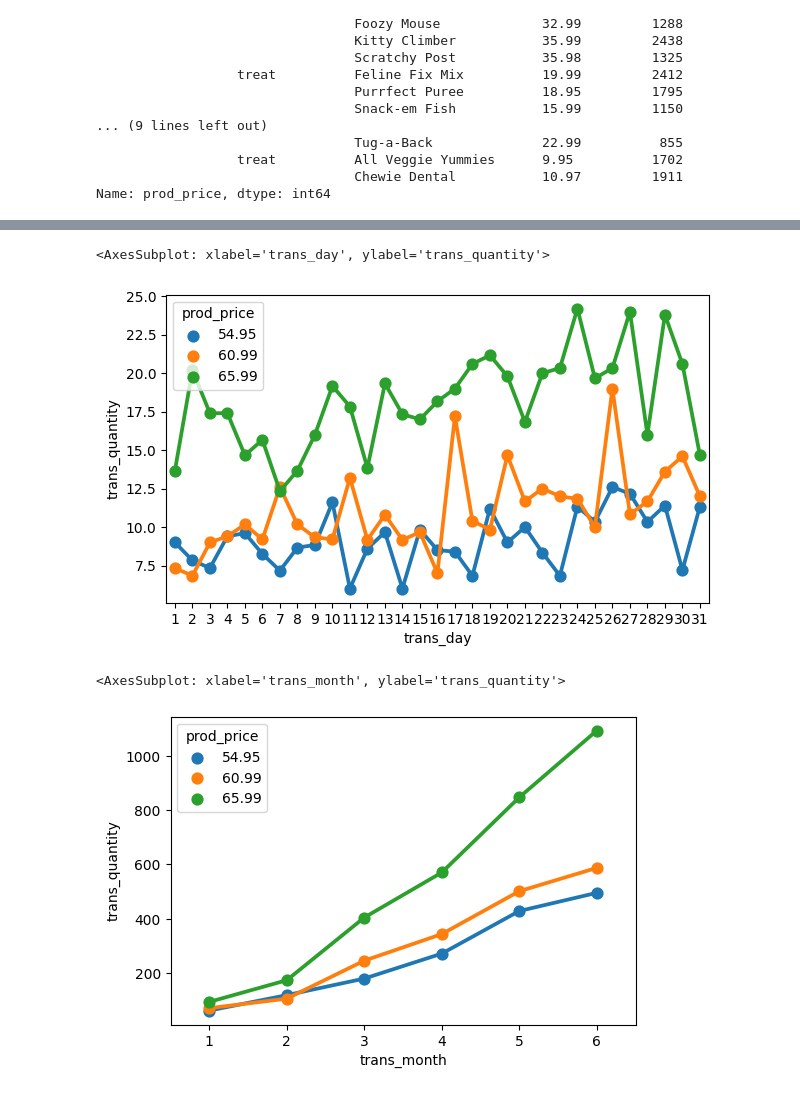
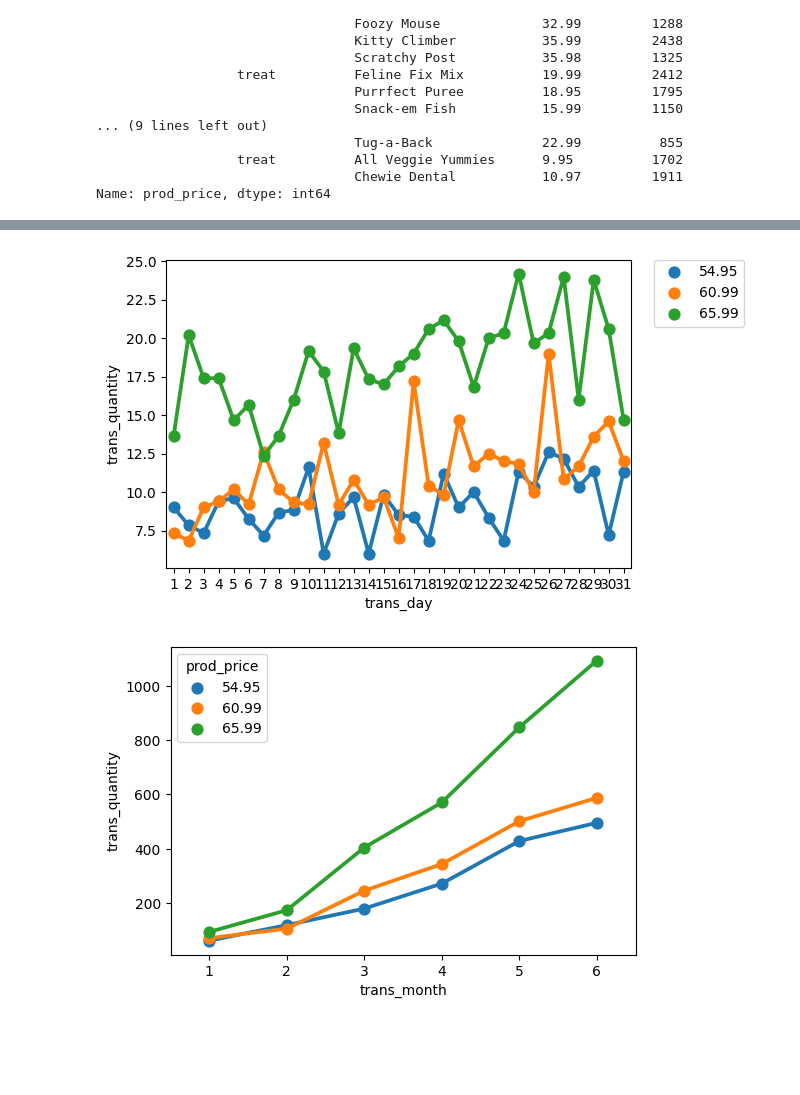
Before and after one commit to southnorthist/kaggle_analysis, a Jupyter notebook: Projects/marketing-analytics/online-retail-sales-trend-analysis/analysis.ipynb, the cells around one changed output, grey strips where cells are left out. Drawn from its saved outputs; the diff is of its cells as text; code cells hidden in the pictures; blank space fills up the shorter version.

```diff
--- a/Projects/marketing-analytics/online-retail-sales-trend-analysis/analysis.ipynb
+++ b/Projects/marketing-analytics/online-retail-sales-trend-analysis/analysis.ipynb
@@ -30,8 +67,3 @@ order_df['trans_month'].value_counts()
 2     2374
 1     1206
 Name: trans_month, dtype: int64
-# %%
-# Create a date variable
-mdy = order_df[['trans_day', 'trans_month', 'trans_year']].rename(columns = {'trans_day': 'day', 'trans_month': 'month', 'trans_year': 'year'})
-order_df['trans_date'] = pd.to_datetime(mdy, dayfirst = True)
-order_df.head()
@@ -44,0 +97,4 @@ order_df.head()
+# %%
+# Create a date variable
+order_df['trans_datetime'] = pd.to_datetime(order_df['trans_timestamp'], format = "%Y-%m-%d %H:%M:%S.%f")
+order_df.head()
@@ -375,20 +508,27 @@ dog_bedding_summary_day.groupby(['trans_day', 'prod_price'], as_index = False)['
+# %%
+dog_bedding = order_df[(order_df['prod_title'] == 'Reddy Beddy')].sort_values(by=['trans_datetime'])
+# plot the price by transation date - Seems no pattern at all.
+#plt.figure(figsize=(20, 4))
+#sns.lineplot(data=dog_bedding, x='trans_datetime', y='prod_price', dashes =(1, 1))
+#plt.show()
 # %%
 # Seems only Reddy Beddy has changed price. Let's drill into this product to see which month did the price change?
-dog_bedding = order_df[(order_df['prod_title'] == 'Reddy Beddy')]
 dog_bedding_summary_day = dog_bedding.groupby(['trans_month', 'trans_day', 'prod_price'], as_index = False)['trans_quantity'].sum()
 dog_bedding_summary_day = dog_bedding_summary_day.groupby(['trans_day', 'prod_price'], as_index = False)['trans_quantity'].mean()
-plt.figure(figsize = (7, 4))
+plt.figure(figsize = (6, 4))
 sns.pointplot(data = dog_bedding_summary_day, x = 'trans_day', y = 'trans_quantity', hue = 'prod_price')
+plt.legend(bbox_to_anchor=(1.05, 1), loc='upper left', borderaxespad=0.)
+plt.show()
 # %% [output]
-<AxesSubplot: xlabel='trans_day', ylabel='trans_quantity'>
-[figure, old version]
+[figure, new version]
 # %%
+# What's the total quantity sold per price level and month?
 dog_bedding_summary_month = dog_bedding.groupby(['trans_month', 'prod_price'], as_index = False)['trans_quantity'].sum()
 dog_bedding_summary_month = dog_bedding_summary_month.astype({'trans_month': 'category'})
 plt.figure(figsize = (6, 4))
 sns.pointplot(data = dog_bedding_summary_month, x = 'trans_month', y = 'trans_quantity', hue = 'prod_price')
+plt.show()
 # %% [output]
-<AxesSubplot: xlabel='trans_month', ylabel='trans_quantity'>
 [figure]
 # %% [markdown]
 __Summary__:
```
Also changed, not shown: parts of 53 cells of this notebook, 3 other files.
